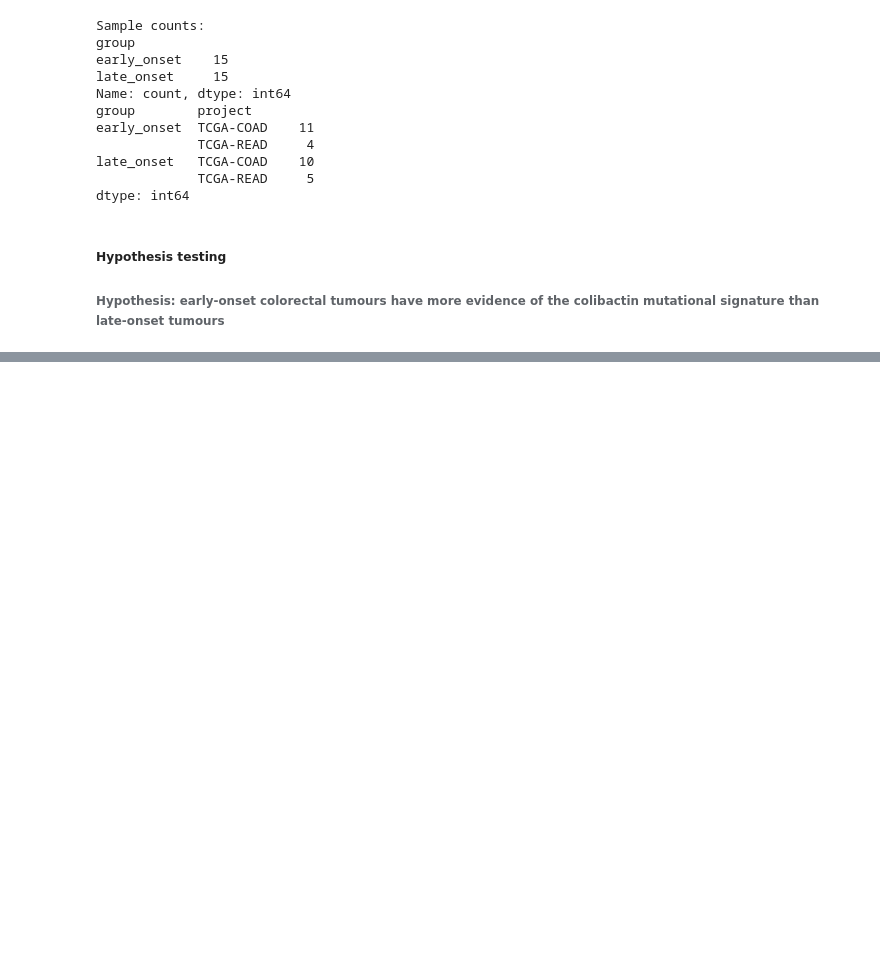
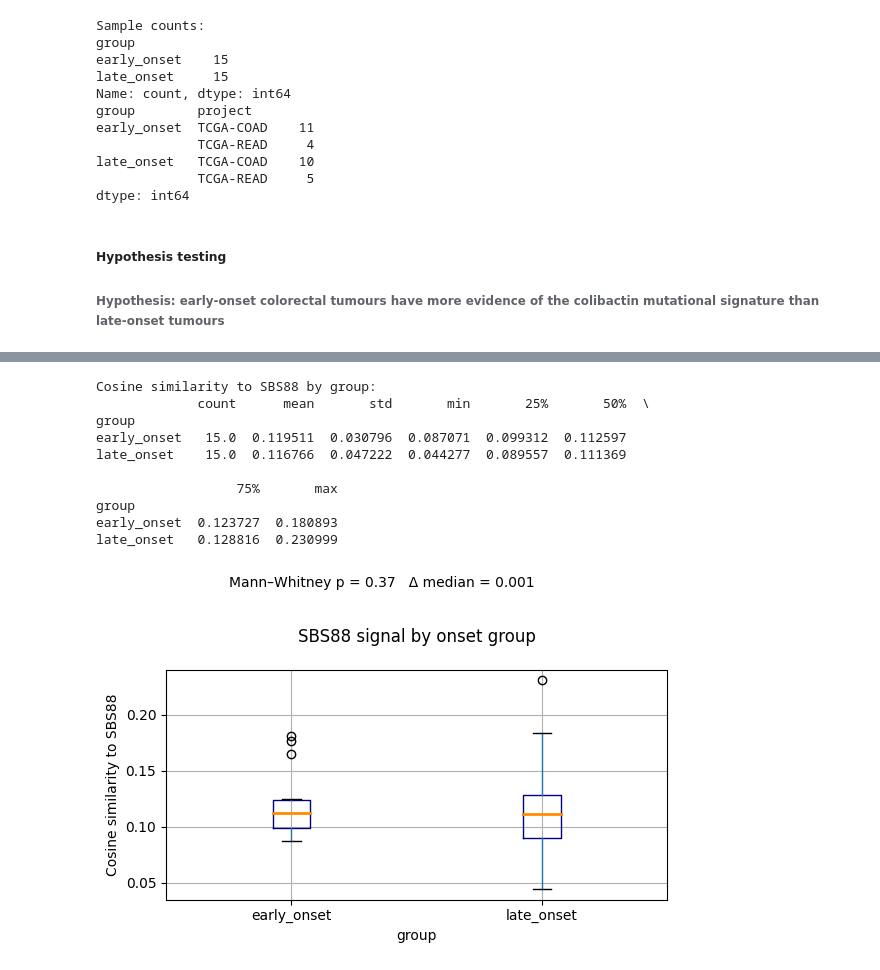
Before and after one commit to avnishkn/Colibactin, a Jupyter notebook: early_coad_read.ipynb, the cells around one changed output, grey strips where cells are left out. Cells and saved outputs as stored; diff of their text form; code cells hidden in the pictures; blank space fills up the shorter version.

Commit message:
Analysing individual signatures' relationship with early-onset colorectal tumours

```diff
--- a/early_coad_read.ipynb
+++ b/early_coad_read.ipynb
@@ -315,0 +479,66 @@ dtype: int64
+# %%
+# Compare to SBS88 using COSMIC v3.4 format
+
+# Load and extract SBS88 vector
+cosmic = pd.read_csv("cosmic_sbs_v3.4/COSMIC_v3.4_SBS_GRCh38.txt", sep="\t")
+sbs88 = cosmic.set_index("Type")["SBS88"].astype(float)   # Each Type = trinucleotide context
+sbs88_vec = sbs88.reindex(sbs96_norm.index).fillna(0).values
+
+# Compute cosine similarity per sample
+def cosine(col):
+    a, b = col.values, sbs88_vec
+    da, db = norm(a), norm(b)
+    return float(a @ b / (da * db)) if da and db else np.nan
+
+cos_df = (sbs96_norm.apply(cosine, axis=0)
+          .rename("cos_sim_SBS88")
+          .reset_index()
+          .rename(columns={"index": "Tumor_Sample_Barcode"}))
+
+# Attach early/late group labels
+grp = (mafs[["Tumor_Sample_Barcode", "group"]]
+       .drop_duplicates()
+       .set_index("Tumor_Sample_Barcode")["group"])
+cos_df["group"] = cos_df["Tumor_Sample_Barcode"].map(grp)
+
+# Summarize
+print("\nCosine similarity to SBS88 by group:")
+print(cos_df.groupby("group")["cos_sim_SBS88"].describe())
+
+# Mann–Whitney u-test
+early = cos_df.query("group == 'early_onset'")["cos_sim_SBS88"].dropna()
+late  = cos_df.query("group == 'late_onset'")["cos_sim_SBS88"].dropna()
+if len(early) and len(late):
+    u, p = mannwhitneyu(early, late, alternative="greater")
+    median_diff = np.median(early) - np.median(late)
+else:
+    u, p, median_diff = np.nan, np.nan, np.nan
+
+# Boxplot results
+fig, ax = plt.subplots(figsize=(6, 4))
+cos_df.boxplot(column="cos_sim_SBS88", by="group", ax=ax,
+               boxprops=dict(color="navy"),
+               medianprops=dict(color="darkorange", linewidth=2))
+
+plt.suptitle("")
+ax.set_title("SBS88 signal by onset group", pad=20)
+ax.set_ylabel("Cosine similarity to SBS88")
+
+# Add annotation in figure-relative coordinates
+fig.text(0.5, 0.92, f"Mann–Whitney p = {p:.3g}   Δ median = {median_diff:.3f}",
+         ha="center", va="bottom", fontsize=10)
+
+plt.tight_layout(rect=[0, 0, 1, 0.9])
+plt.show()
+# %% [output]
+Cosine similarity to SBS88 by group:
+             count      mean       std       min       25%       50%  \
+group
+early_onset   15.0  0.119511  0.030796  0.087071  0.099312  0.112597
+late_onset    15.0  0.116766  0.047222  0.044277  0.089557  0.111369
+
+                  75%       max
+group
+early_onset  0.123727  0.180893
+late_onset   0.128816  0.230999
+[figure, added]
```
Also changed, not shown: parts of 13 cells of this notebook.
